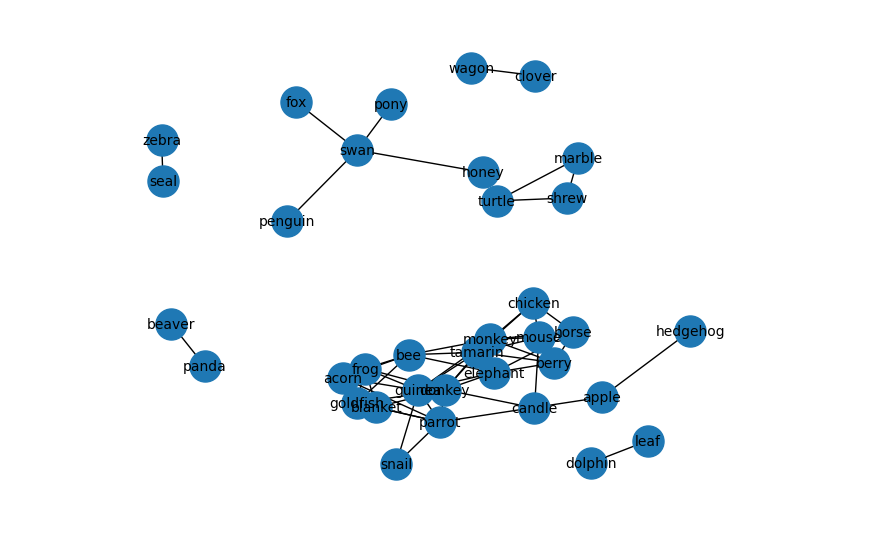
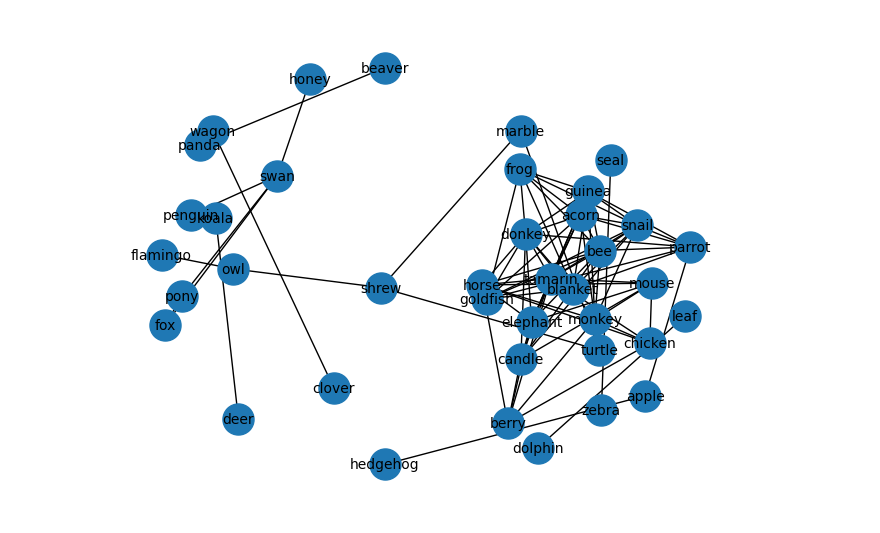
Before and after one commit to fnnsll/synthetic, a Jupyter notebook: model_pipeline_draft.ipynb, the cells around one changed output. Cells and saved outputs as stored; diff of their text form; code cells hidden in the pictures.

```diff
--- a/model_pipeline_draft.ipynb
+++ b/model_pipeline_draft.ipynb
@@ -117,8 +63,8 @@ for i,col in enumerate(X_train_o.columns.tolist()):
 col_one = []
 col_two = []
 corr_list = []
-for i,col_1 in enumerate(X_train.columns.tolist()):
-    for j, col_2 in enumerate(X_train.columns.tolist()):
+for i,col_1 in enumerate(X_train_cat.columns.tolist()):
+    for j, col_2 in enumerate(X_train_cat.columns.tolist()):
         if col_1!=col_2:
             col_one.append(col_1)
             col_two.append(col_2)
@@ -132,17 +78,17 @@ col_dict = {
 
 corr_df = pd.DataFrame.from_dict(col_dict)
 # %%
-R = 0.5
-S = 0.7
+R = 0.45
+S = 0.8
 df_R = corr_df[(corr_df['corr'] > R)&(corr_df['corr']<S)]
 
 G=nx.from_pandas_edgelist(df_R, 'col1', 'col2', edge_attr='corr')
 
-pos = nx.spring_layout(G, k=0.5, scale=2.0)  # increase `k` or `scale` for more spacing
+pos = nx.spring_layout(G, k=1, scale=5.0)  # increase `k` or `scale` for more spacing
 
 # Draw the graph using the custom positions
 nx.draw(G, pos, with_labels=True, node_size=500, font_size=10)
 
 plt.show()
 # %% [output]
-[figure, old version]
+[figure, new version]
```
Also changed, not shown: parts of 44 cells of this notebook.
